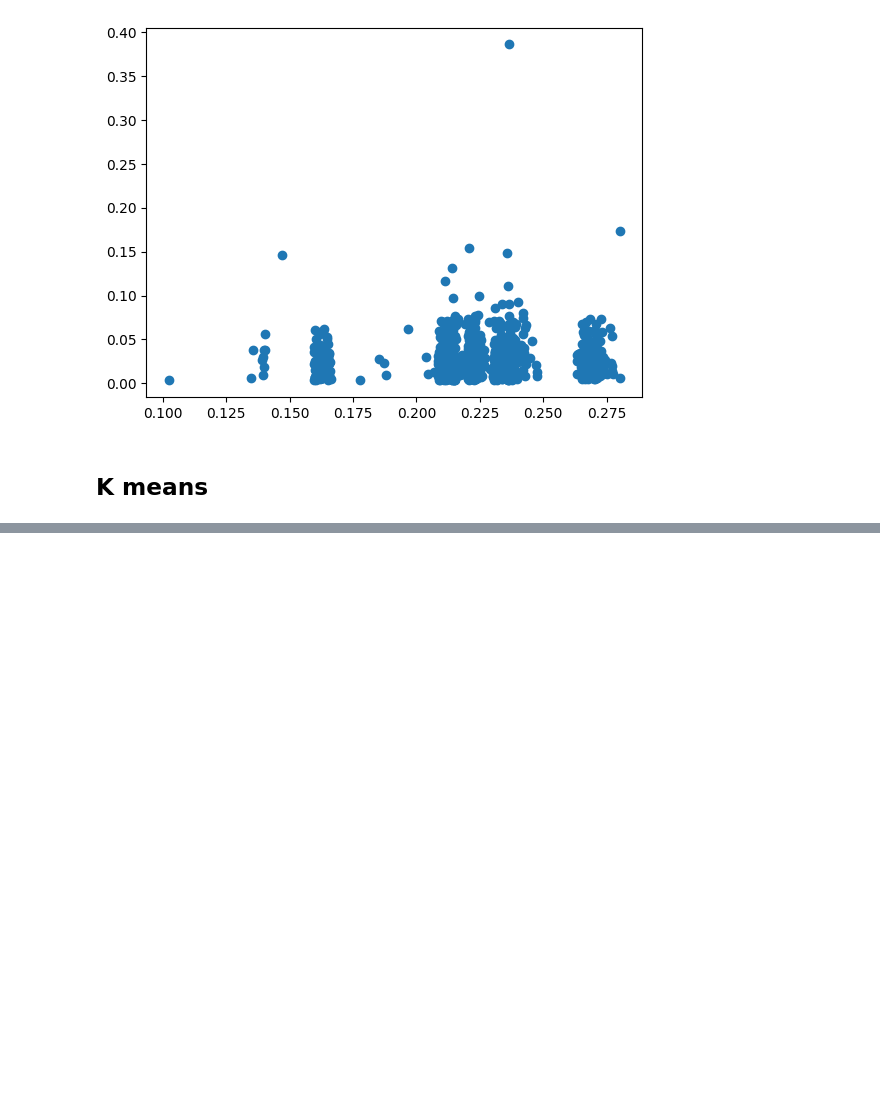
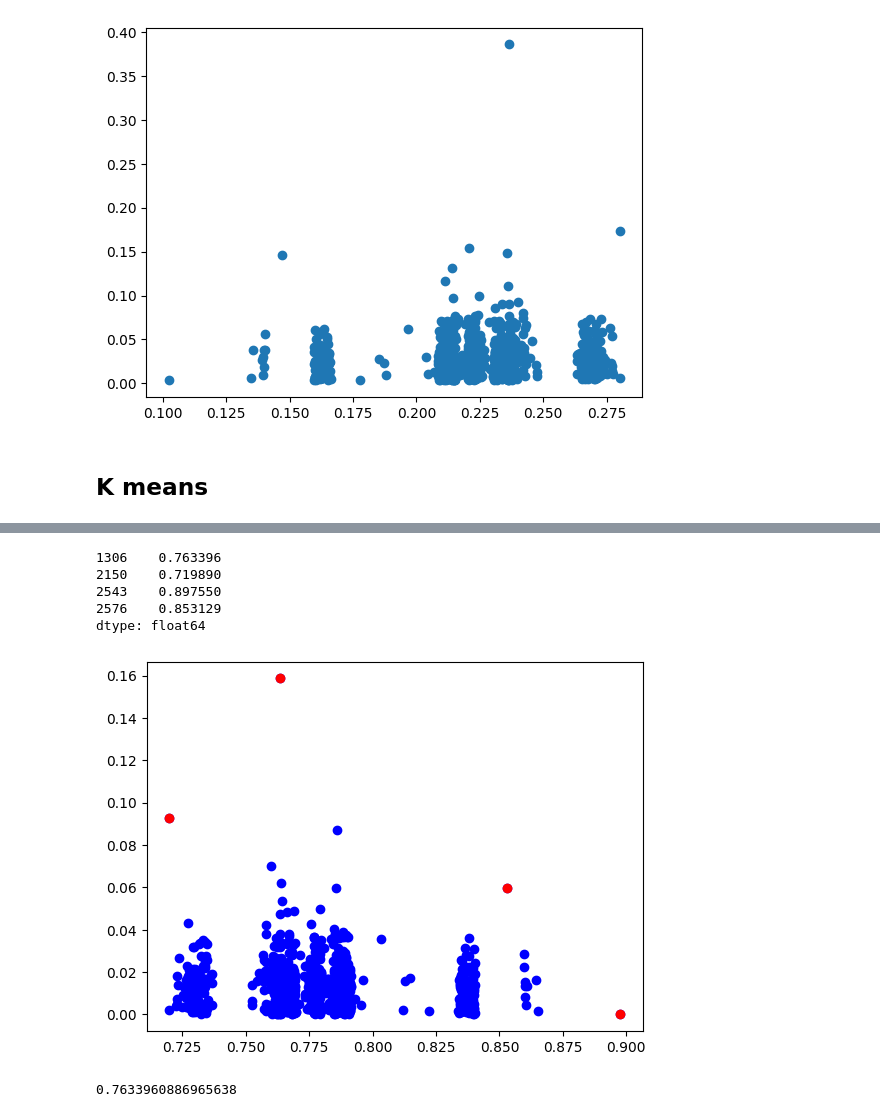
Before and after one commit to ModifiedBear/DSC-Datathon, a Jupyter notebook: together.ipynb, the cells around one changed output, grey strips where cells are left out. Drawn from its saved outputs; the diff is of its cells as text; code cells hidden in the pictures; blank space fills up the shorter version.

```diff
--- a/together.ipynb
+++ b/together.ipynb
@@ -126,0 +181,19 @@ plt.scatter(outlier_memory, outlier_cpu, color = "r")
+# %%
+mem_free = (qaserver['free']  / qaserver['bytes_total'])
+user_cpu = (qaserver['user_pct'])
+out_mem, out_cpu = outliers_from_neighbors(mem_free, user_cpu)
+plt.scatter(mem_free, user_cpu, color="b")
+plt.scatter(out_mem, out_cpu, color = "r")
+
+out_mem
+# %% [output]
+1306    0.763396
+2150    0.719890
+2543    0.897550
+2576    0.853129
+dtype: float64
+[figure, added]
+# %%
+out_mem[1306]
+# %% [output]
+0.7633960886965638
```
Also changed, not shown: parts of 8 cells of this notebook.
